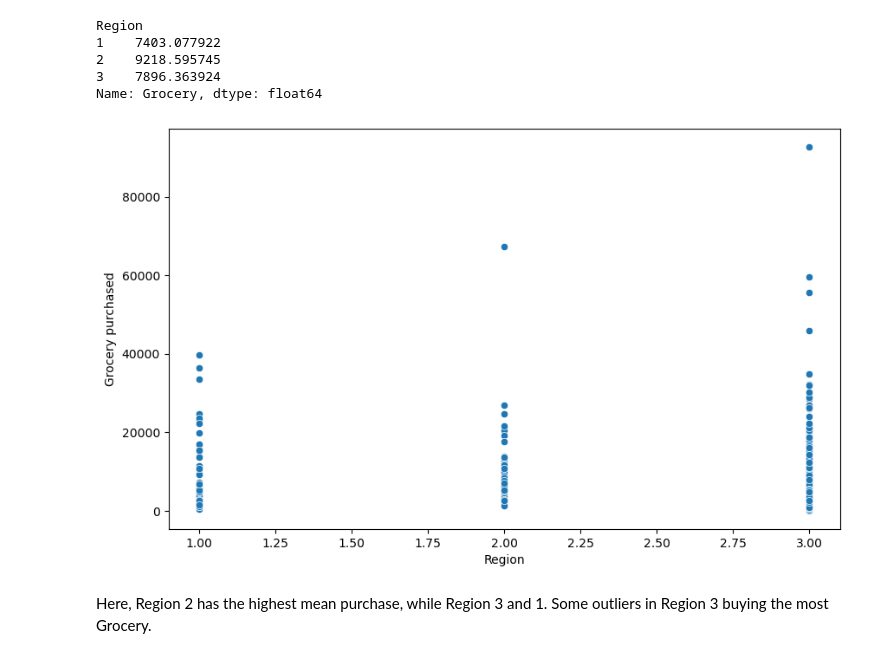
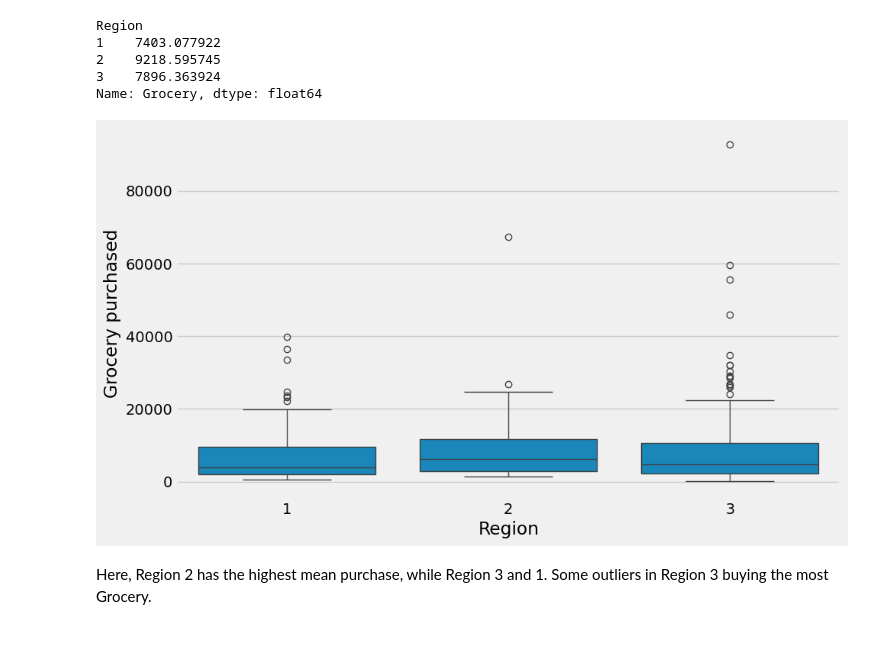
Before and after one commit to diB-dev24/project-Kastomaa, a Jupyter notebook: Project Kastomaa.ipynb, the cells around one changed output. Cells and saved outputs as stored; diff of their text form; code cells hidden in the pictures.

```diff
--- a/Project Kastomaa.ipynb
+++ b/Project Kastomaa.ipynb
@@ -206,15 +206,15 @@ Name: Grocery, dtype: float64
 # %%
 # Lets plot this out
 X = df['Region']
 y = df['Grocery']
 
 plt.figure(figsize=(10, 6))
-sns.scatterplot(x=X, y=y)
+sns.boxplot(x=X, y=y)
 plt.xlabel('Region')
 plt.ylabel('Grocery purchased')
 plt.show()
 # %% [output]
-[figure, old version]
+[figure, new version]
 # %% [markdown]
 Here, Region 2 has the highest mean purchase, while Region 3 and 1. Some outliers in Region 3 buying the most Grocery.
 # %%
```
Also changed, not shown: parts of 8 cells of this notebook.
